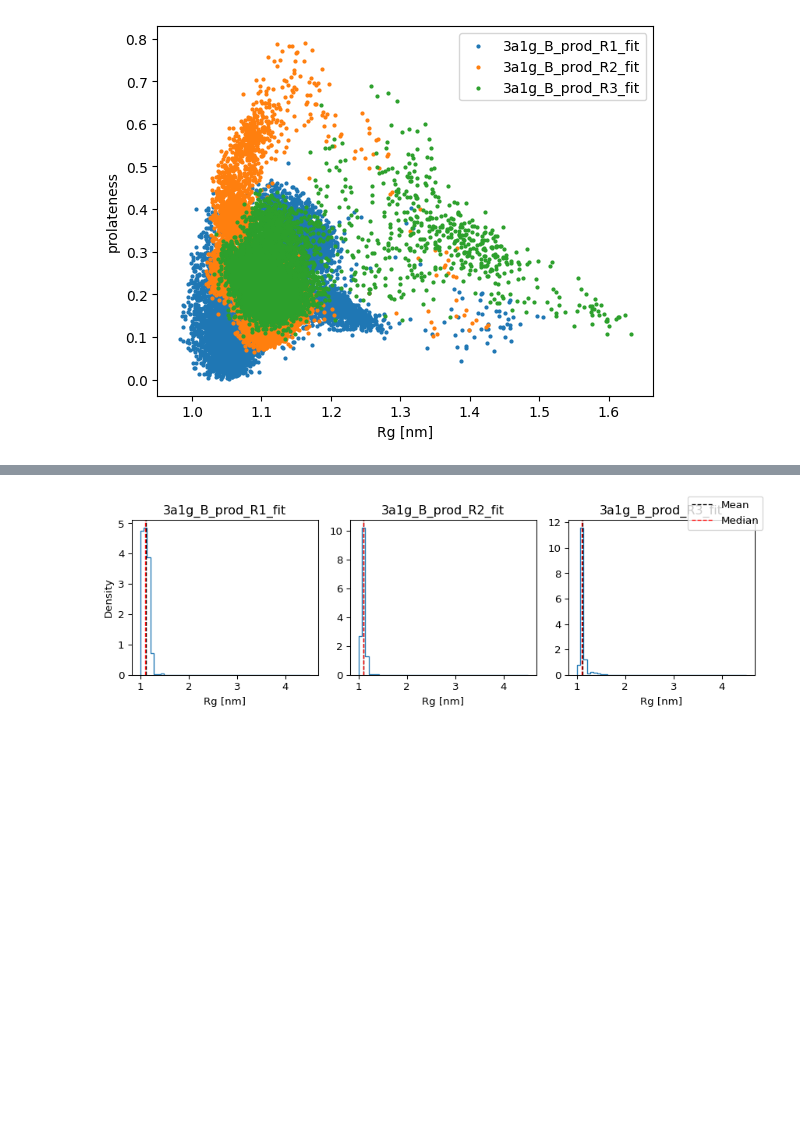
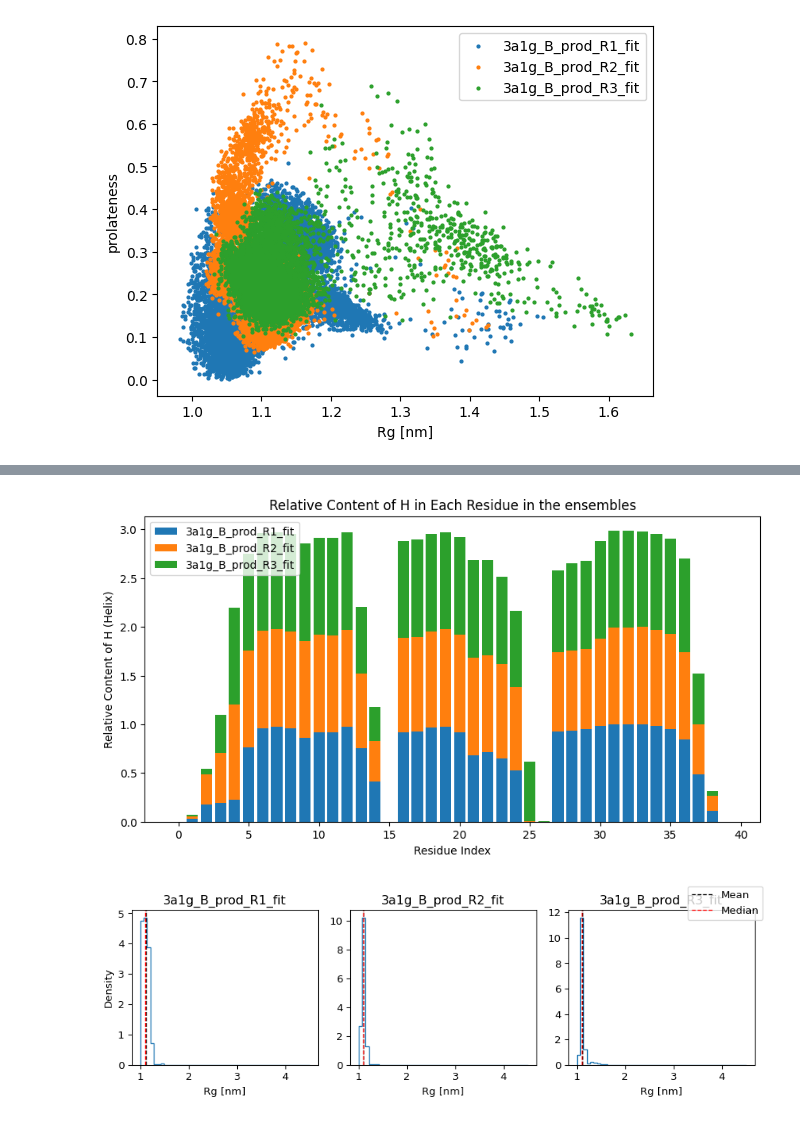
Before and after one commit to hamidrgh/EnsembleTools, a Jupyter notebook: refactored/develop_plots.ipynb, the cells around one changed output, grey strips where cells are left out. Saved outputs shown, nothing was run; the diff lists cells and outputs as text; code cells hidden in the pictures; blank space fills up the shorter version.

```diff
--- a/refactored/develop_plots.ipynb
+++ b/refactored/develop_plots.ipynb
@@ -51,3 +55,7 @@ analysis.plot_rg_vs_prolateness()
+# %%
+analysis.plot_relative_helix_content()
+# %% [output]
+[figure, added]
 # %%
 analysis.trajectories_plot_rg_comparison()
 # %% [output]
```
Also changed, not shown: parts of 2 cells of this notebook, 4 other files.
